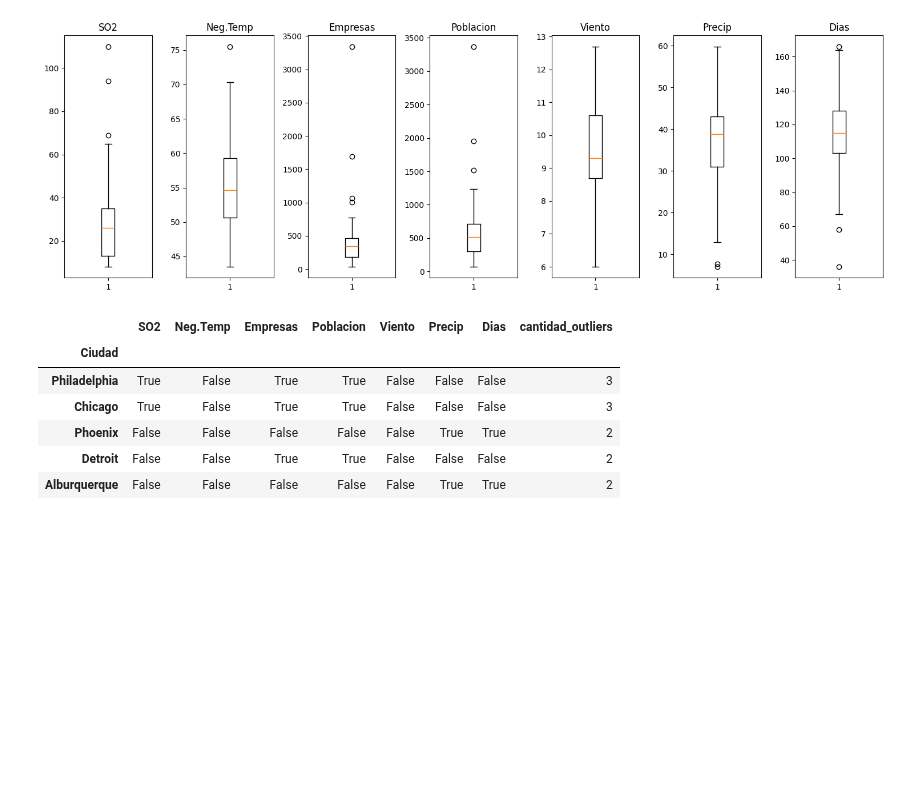
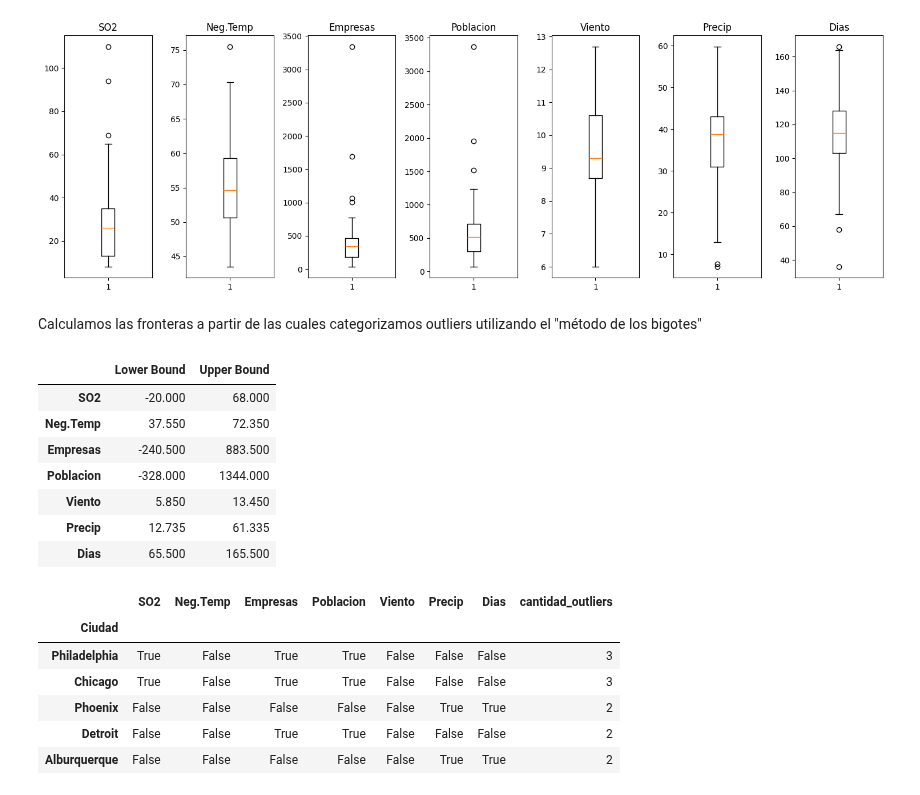
Before and after one commit to Alf-caput/P1_MineriaDeDatos, a Jupyter notebook: P3_ReduccionDimensionalidad/P3_ReduccionDimensionalidad.ipynb, the cells around one changed output. Cells and saved outputs as stored; diff of their text form; code cells hidden in the pictures; blank space fills up the shorter version.

```diff
--- a/P3_ReduccionDimensionalidad/P3_ReduccionDimensionalidad.ipynb
+++ b/P3_ReduccionDimensionalidad/P3_ReduccionDimensionalidad.ipynb
@@ -129,6 +122,32 @@ plt.tight_layout()
 plt.show()
 # %% [output]
 [figure]
+# %% [markdown]
+Calculamos las fronteras a partir de las cuales categorizamos outliers utilizando el "método de los bigotes"
+# %%
+import pandas as pd
+
+Q1 = df.quantile(0.25)
+Q3 = df.quantile(0.75)
+
+IQR = Q3 - Q1
+outliers_range = 1.5 * IQR
+
+lower_bound = Q1 - outliers_range
+upper_bound = Q3 + outliers_range
+
+outliers_bounds = pd.DataFrame({'Lower Bound': lower_bound, 'Upper Bound': upper_bound})
+
+outliers_bounds
+# %% [output]
+|  | Lower Bound | Upper Bound |
+| SO2 | -20.000 | 68.000 |
+| Neg.Temp | 37.550 | 72.350 |
+| Empresas | -240.500 | 883.500 |
+| Poblacion | -328.000 | 1344.000 |
+| Viento | 5.850 | 13.450 |
+| Precip | 12.735 | 61.335 |
+| Dias | 65.500 | 165.500 |
 # %%
 import pandas as pd
 
```
Also changed, not shown: parts of 7 cells of this notebook.
